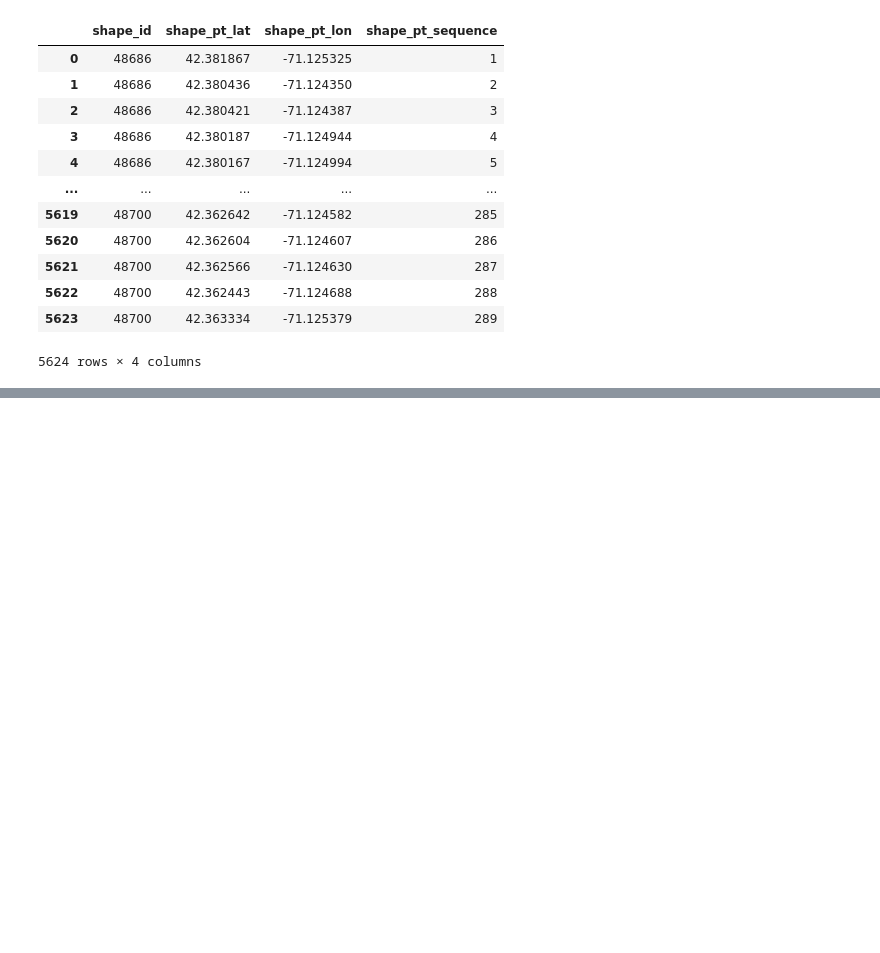
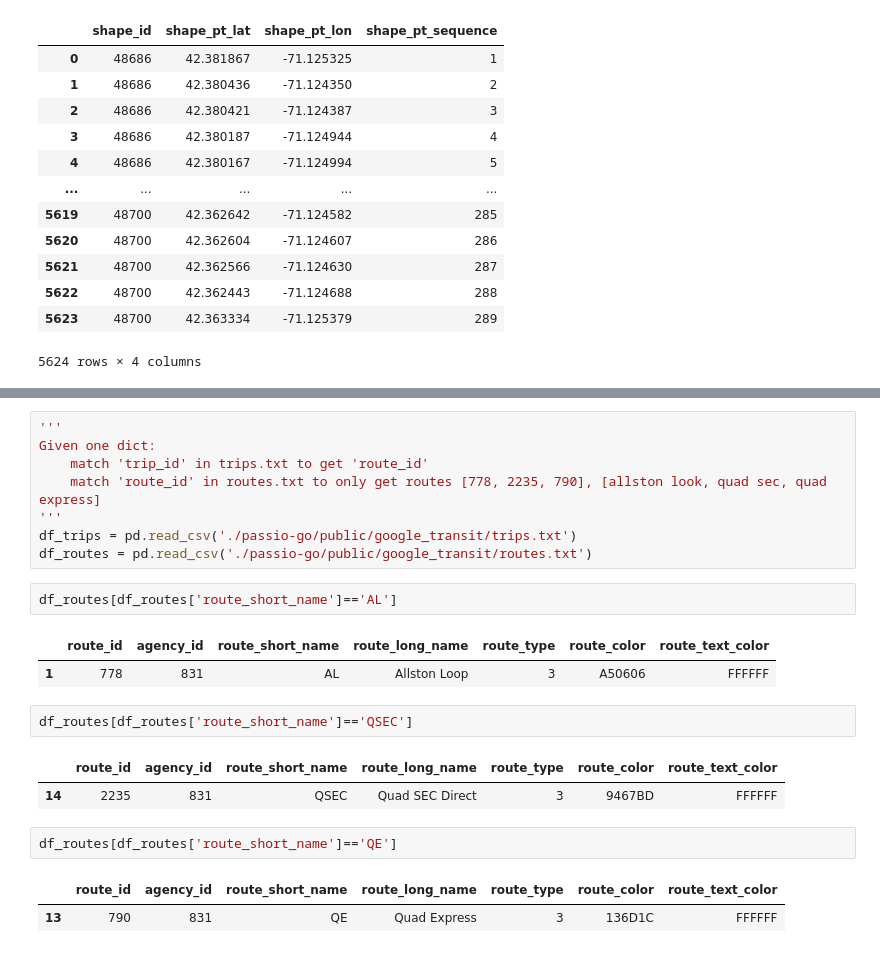
Before and after one commit to iliang1234/CS178-Passio-Go, a Jupyter notebook: test.ipynb, the cells around one changed output, grey strips where cells are left out. Saved outputs shown, nothing was run; the diff lists cells and outputs as text; blank space fills up the shorter version.

```diff
--- a/test.ipynb
+++ b/test.ipynb
@@ -89,0 +101,23 @@ plt.plot(lat, long)
+# %%
+'''
+Given one dict:
+    match 'trip_id' in trips.txt to get 'route_id'
+    match 'route_id' in routes.txt to only get routes [778, 2235, 790], [allston look, quad sec, quad express]
+'''
+df_trips = pd.read_csv('./passio-go/public/google_transit/trips.txt')
+df_routes = pd.read_csv('./passio-go/public/google_transit/routes.txt')
+# %%
+df_routes[df_routes['route_short_name']=='AL']
+# %% [output]
+|  | route_id | agency_id | route_short_name | route_long_name | route_type | route_color | route_text_color |
+| 1 | 778 | 831 | AL | Allston Loop | 3 | A50606 | FFFFFF |
+# %%
+df_routes[df_routes['route_short_name']=='QSEC']
+# %% [output]
+|  | route_id | agency_id | route_short_name | route_long_name | route_type | route_color | route_text_color |
+| 14 | 2235 | 831 | QSEC | Quad SEC Direct | 3 | 9467BD | FFFFFF |
+# %%
+df_routes[df_routes['route_short_name']=='QE']
+# %% [output]
+|  | route_id | agency_id | route_short_name | route_long_name | route_type | route_color | route_text_color |
+| 13 | 790 | 831 | QE | Quad Express | 3 | 136D1C | FFFFFF |
```
Also changed, not shown: parts of 9 cells of this notebook, 26 other files.
